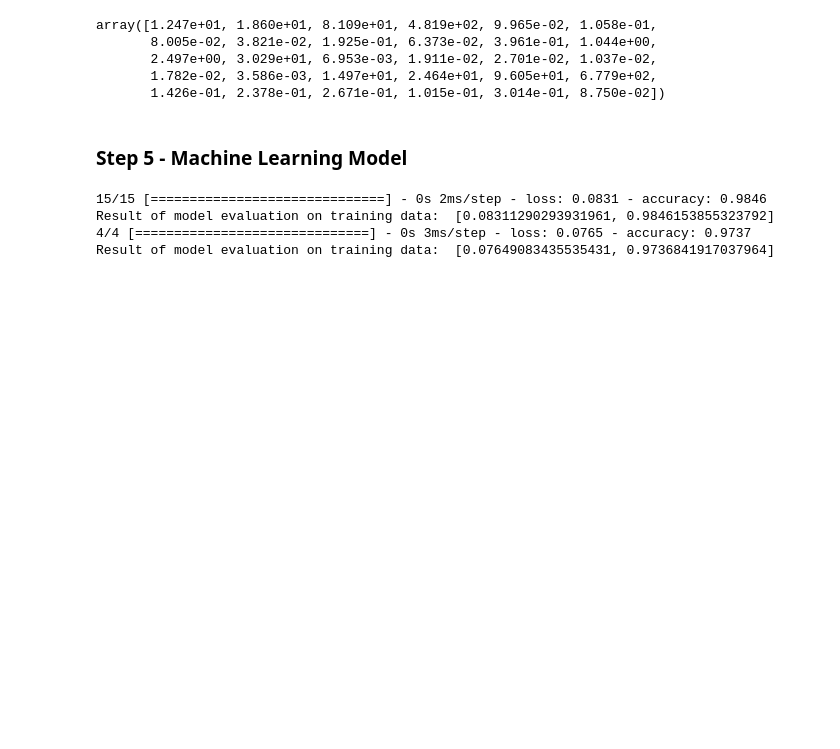
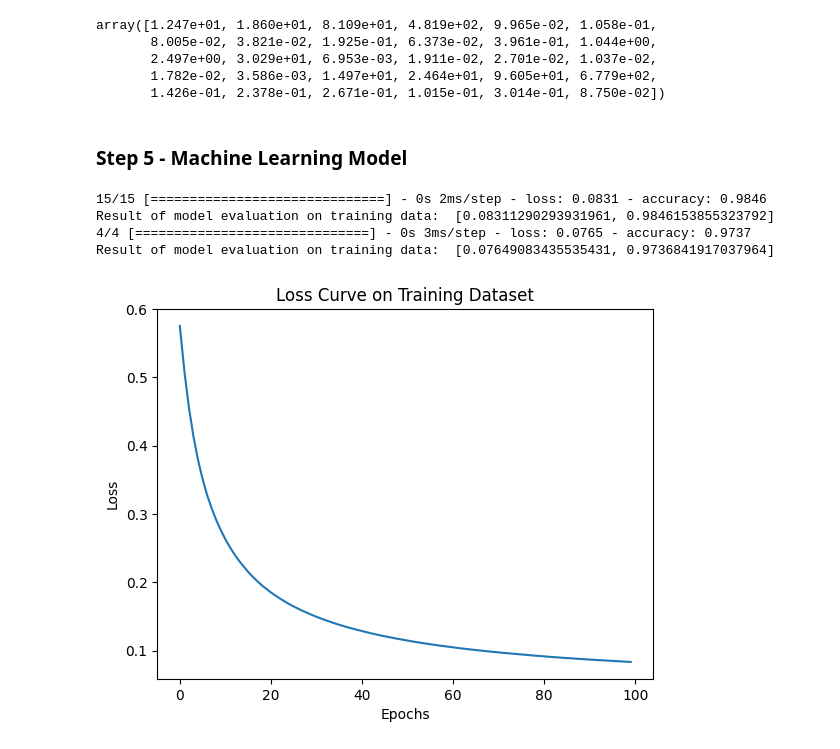
Before and after one commit to GoAshim/Artificial-Neural-Network-with-TensorFlow, a Jupyter notebook: 04_Binary_Classification_using_TensorFlow_Predict_Breast_Cancer.ipynb, the cells around one changed output. Drawn from its saved outputs; the diff is of its cells as text; code cells hidden in the pictures; blank space fills up the shorter version.

```diff
--- a/04_Binary_Classification_using_TensorFlow_Predict_Breast_Cancer.ipynb
+++ b/04_Binary_Classification_using_TensorFlow_Predict_Breast_Cancer.ipynb
@@ -308,3 +308,13 @@ print("Result of model evaluation on training data: ", model.evaluate(X_test_sca
 Result of model evaluation on training data:  [0.08311290293931961, 0.9846153855323792]
 4/4 [==============================] - 0s 3ms/step - loss: 0.0765 - accuracy: 0.9737
 Result of model evaluation on training data:  [0.07649083435535431, 0.9736841917037964]
+# %%
+# Plot the loss curve
+
+plt.plot(hist.history['loss'])
+plt.title('Loss Curve on Training Dataset')
+plt.xlabel('Epochs')
+plt.ylabel('Loss')
+plt.show();
+# %% [output]
+[figure, added]
```
Also changed, not shown: parts of 1 cell of this notebook.
